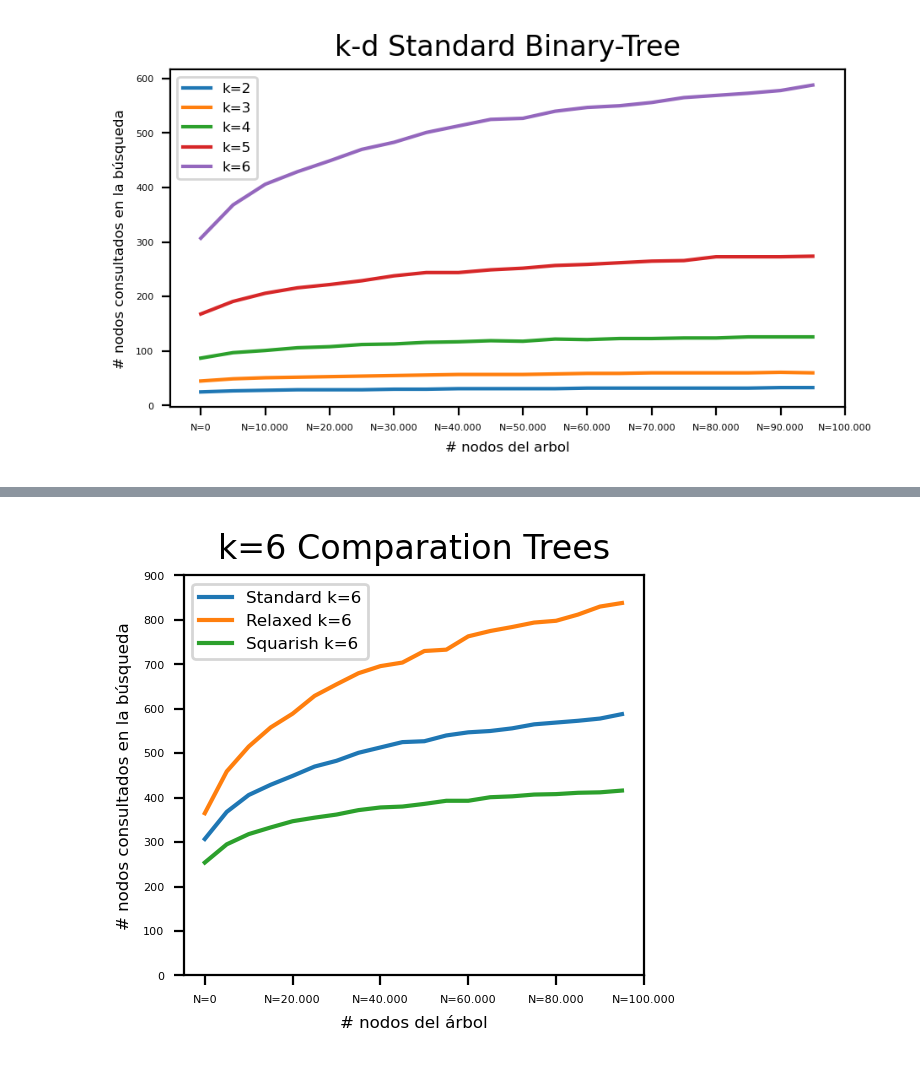
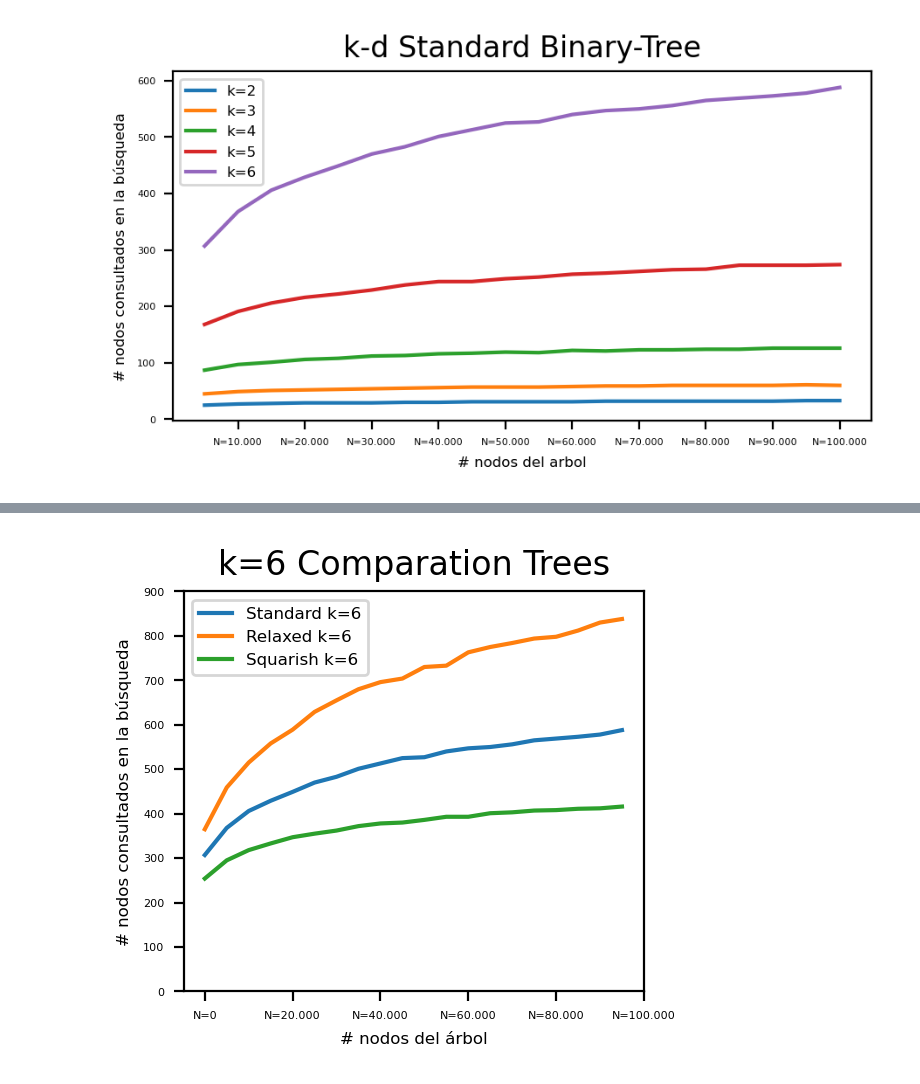
Before and after one commit to Polfono/Projecte-A-Q1-23-24, a Jupyter notebook: resultats.ipynb, the cells around one changed output, grey strips where cells are left out. Cells and saved outputs as stored; diff of their text form; code cells hidden in the pictures.

```diff
--- a/resultats.ipynb
+++ b/resultats.ipynb
@@ -27,34 +27,34 @@ dades_est5k = [
 [33,61,126,273,578],
 [33,60,126,274,588]]
 
-index_names = ["N=0","N=10.000","N=20.000","N=30.000","N=40.000","N=50.000","N=60.000","N=70.000",
+index_names = ["N=10.000","N=20.000","N=30.000","N=40.000","N=50.000","N=60.000","N=70.000",
               "N=80.000","N=90.000","N=100.000"]
 
 df_est5k = pd.DataFrame(dades_est5k, columns = col_names)
 # %%
 fig = plt.figure(figsize=(4,2),dpi=200)
 
 axes = fig.add_axes([0,0,1,1])
 axes.plot(df_est5k["k=2"],label="k=2")
 axes.plot(df_est5k["k=3"],label="k=3")
 axes.plot(df_est5k["k=4"],label="k=4")
 axes.plot(df_est5k["k=5"],label="k=5")
 axes.plot(df_est5k["k=6"],label="k=6")
 
 axes.tick_params(axis='both', labelsize=4)
 
 plt.title("k-d Standard Binary-Tree")
 
 plt.xlabel("# nodos del arbol",fontsize=6)
 plt.ylabel("# nodos consultados en la búsqueda", fontsize=6)
 plt.legend(fontsize=6)
 
-axes.set_xticks([0,2,4,6,8,10,12,14,16,18,20])
+axes.set_xticks([1,3,5,7,9,11,13,15,17,19])
 axes.set_xticklabels(index_names)
 
 plt.show()
 # %% [output]
-[figure, old version]
+[figure, new version]
 # %%
 dades_rel5k = [
 [28,55,108,206,365],
```
Also changed, not shown: parts of 3 cells of this notebook.
